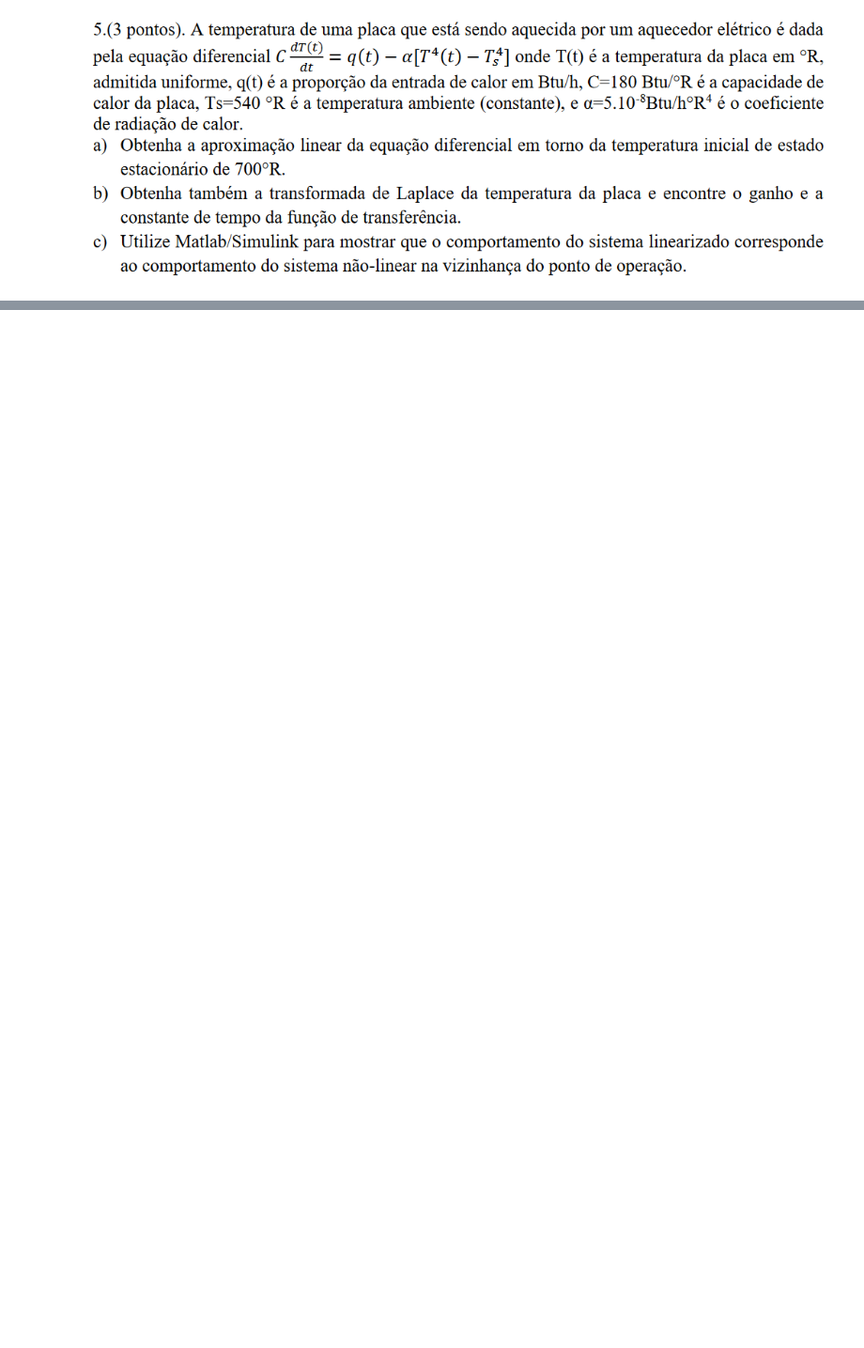
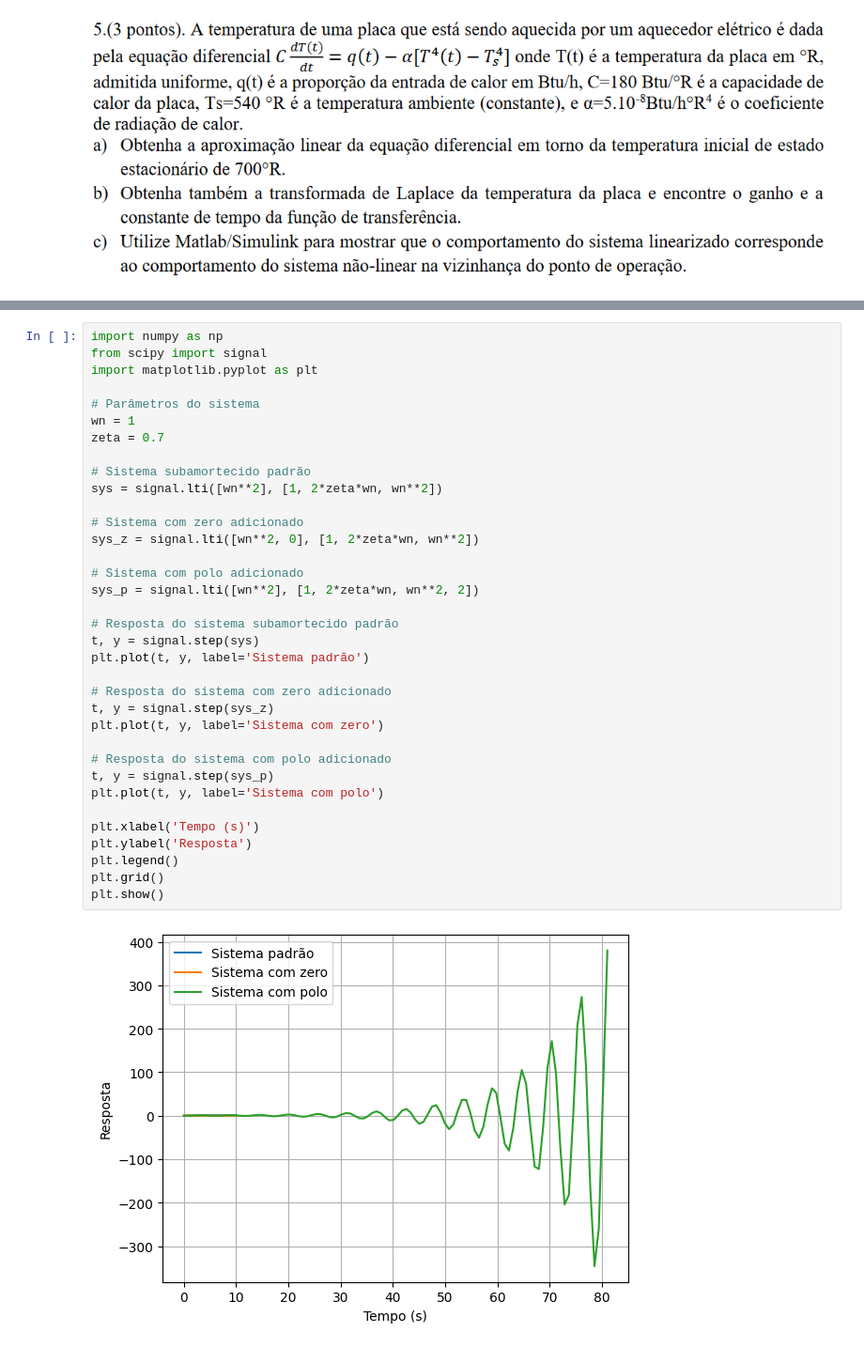
Before and after one commit to Batchuka/EoC-controle-automatico-IFES, a Jupyter notebook: provas/P1.ipynb, the cells around one changed output, grey strips where cells are left out. Shown at 94% size. Drawn from its saved outputs; the diff is of its cells as text; blank space fills up the shorter version.

```diff
--- a/provas/P1.ipynb
+++ b/provas/P1.ipynb
@@ -70,0 +145,37 @@ Um sistema subamortecido padrão é submetido a um degrau unitário, encontre a
+# %%
+import numpy as np
+from scipy import signal
+import matplotlib.pyplot as plt
+
+# Parâmetros do sistema
+wn = 1
+zeta = 0.7
+
+# Sistema subamortecido padrão
+sys = signal.lti([wn**2], [1, 2*zeta*wn, wn**2])
+
+# Sistema com zero adicionado
+sys_z = signal.lti([wn**2, 0], [1, 2*zeta*wn, wn**2])
+
+# Sistema com polo adicionado
+sys_p = signal.lti([wn**2], [1, 2*zeta*wn, wn**2, 2])
+
+# Resposta do sistema subamortecido padrão
+t, y = signal.step(sys)
+plt.plot(t, y, label='Sistema padrão')
+
+# Resposta do sistema com zero adicionado
+t, y = signal.step(sys_z)
+plt.plot(t, y, label='Sistema com zero')
+
+# Resposta do sistema com polo adicionado
+t, y = signal.step(sys_p)
+plt.plot(t, y, label='Sistema com polo')
+
+plt.xlabel('Tempo (s)')
+plt.ylabel('Resposta')
+plt.legend()
+plt.grid()
+plt.show()
+# %% [output]
+[figure, added]
```
Also changed, not shown: parts of 25 cells of this notebook, 2 other files.
